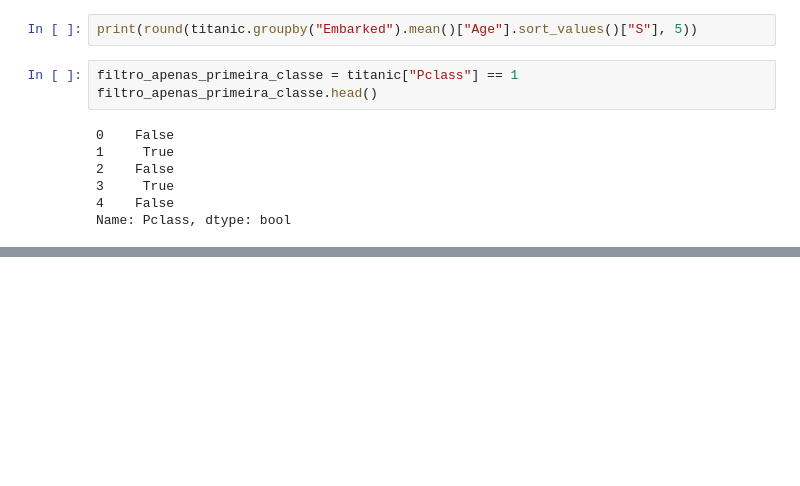
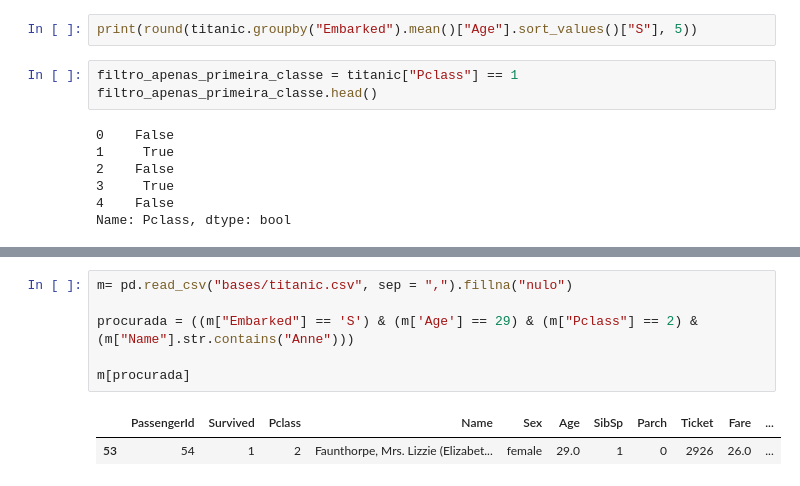
Before and after one commit to igromachado/codigos_ets, a Jupyter notebook: Python_Bibliotecas/pandas/códigos_pandas.ipynb, the cells around one changed output, grey strips where cells are left out. Cells and saved outputs as stored; diff of their text form; blank space fills up the shorter version.

```diff
--- a/Python_Bibliotecas/pandas/códigos_pandas.ipynb
+++ b/Python_Bibliotecas/pandas/códigos_pandas.ipynb
@@ -339,0 +360,9 @@ titanic[ filtro_apenas_primeira_classe ].head()
+# %%
+m= pd.read_csv("bases/titanic.csv", sep = ",").fillna("nulo")
+
+procurada = ((m["Embarked"] == 'S') & (m['Age'] == 29) & (m["Pclass"] == 2) & (m["Name"].str.contains("Anne")))
+
+m[procurada]
+# %% [output]
+|  | PassengerId | Survived | Pclass | Name | Sex | Age | SibSp | Parch | Ticket | Fare | ... |
+| 53 | 54 | 1 | 2 | Faunthorpe, Mrs. Lizzie (Elizabet... | female | 29.0 | 1 | 0 | 2926 | 26.0 | ... |
```
Also changed, not shown: parts of 1 cell of this notebook, 1 other file.
